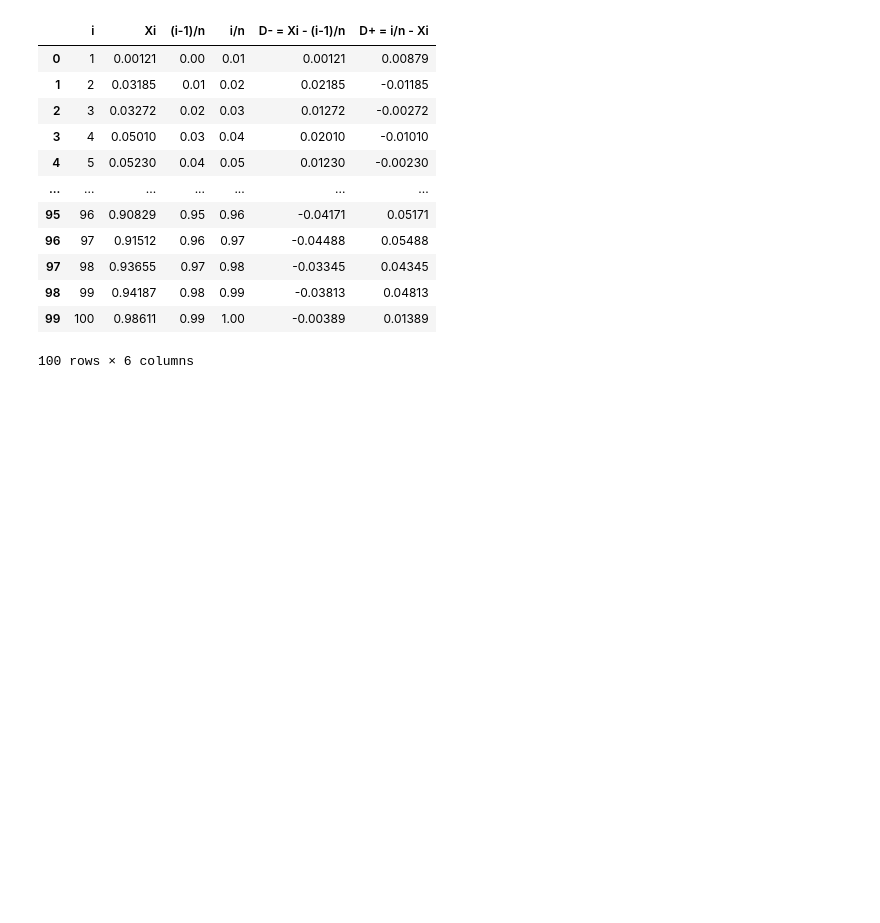
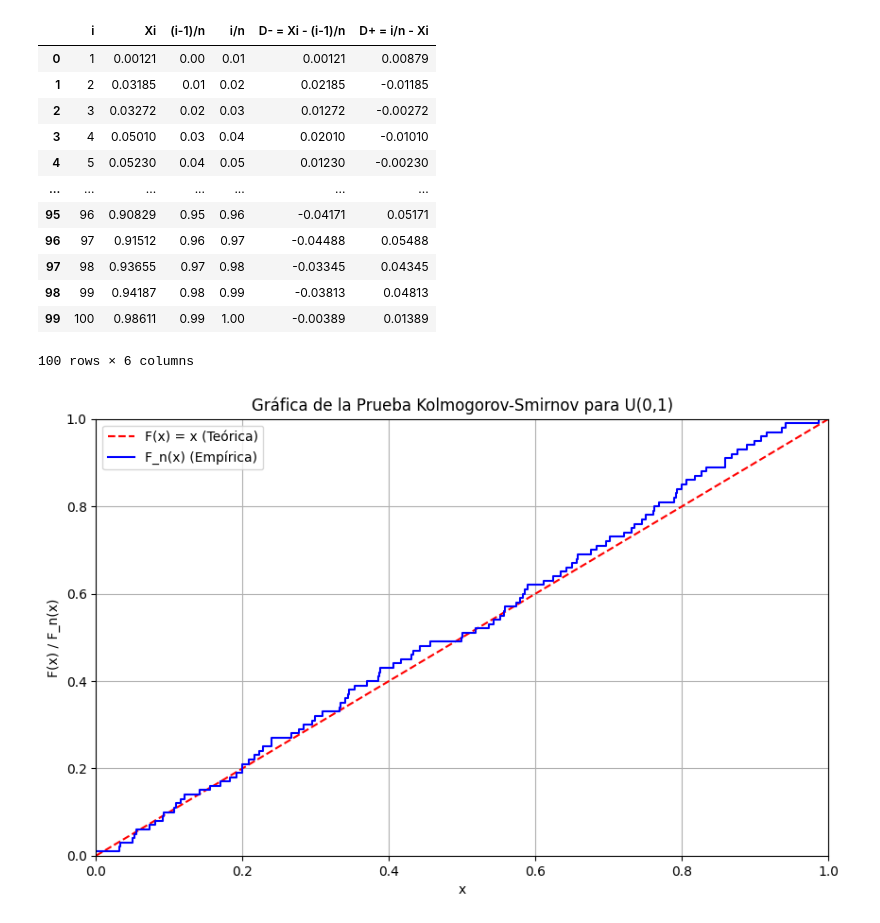
Before and after one commit to Perlangas28/Simulacion_1, a Jupyter notebook: Prueba_Kolgomorov_Smirnov.ipynb, the cells around one changed output. Drawn from its saved outputs; the diff is of its cells as text; code cells hidden in the pictures; blank space fills up the shorter version.

```diff
--- a/Prueba_Kolgomorov_Smirnov.ipynb
+++ b/Prueba_Kolgomorov_Smirnov.ipynb
@@ -109,3 +107,23 @@ Estadístico D = 0.056420000000000026
 | 98 | 99 | 0.94187 | 0.98 | 0.99 | -0.03813 | 0.04813 |
 | 99 | 100 | 0.98611 | 0.99 | 1.00 | -0.00389 | 0.01389 |
 100 rows × 6 columns
+# %%
+import matplotlib.pyplot as plt
+import seaborn as sns
+
+plt.figure(figsize=(10, 6))
+
+plt.plot([0, 1], [0, 1], label='F(x) = x (Teórica)', color='red', linestyle='--')
+
+plt.step(datos_ordenados, i_n, label='F_n(x) (Empírica)', where='post', color='blue')
+
+plt.title('Gráfica de la Prueba Kolmogorov-Smirnov para U(0,1)')
+plt.xlabel('x')
+plt.ylabel('F(x) / F_n(x)')
+plt.legend()
+plt.grid(True)
+plt.xlim(0, 1)
+plt.ylim(0, 1)
+plt.show()
+# %% [output]
+[figure, added]
```
Also changed, not shown: parts of 2 cells of this notebook.
